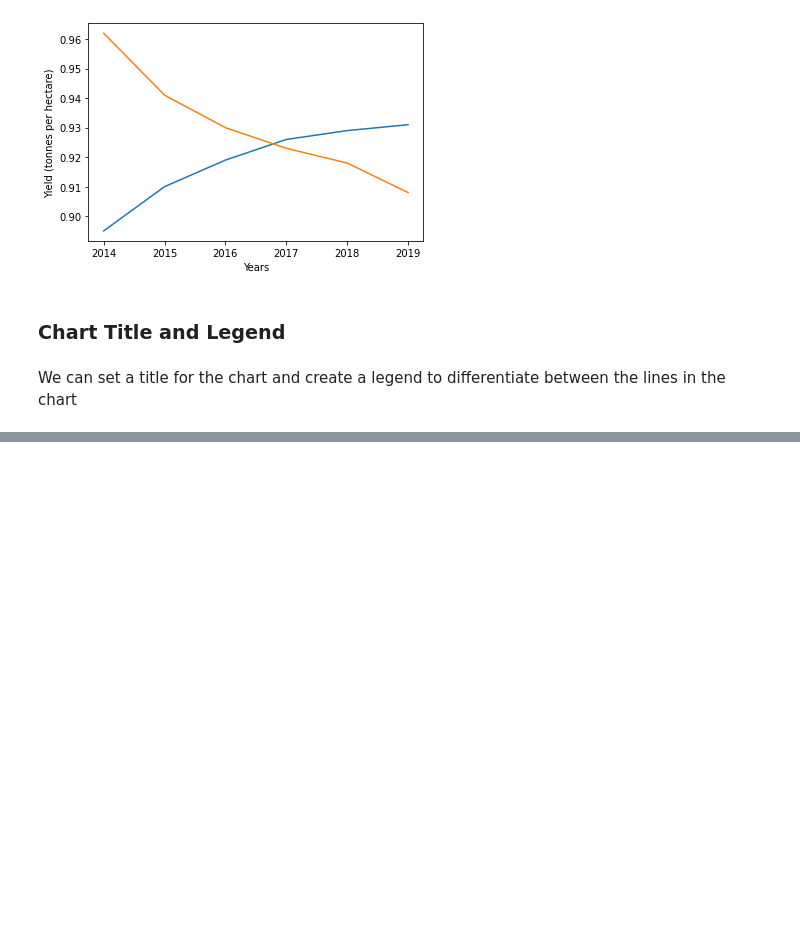
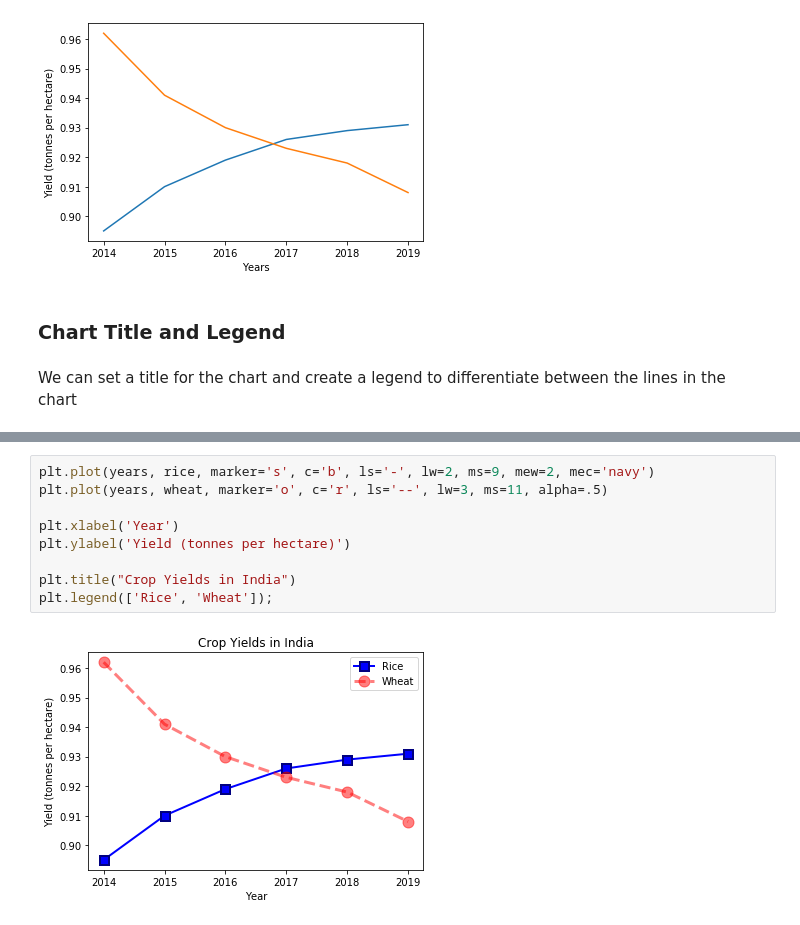
Before and after one commit to enumulak/EK_ML, a Jupyter notebook: Matplotlib/Notebooks/LearnDataVisualization_v1.0.ipynb, the cells around one changed output, grey strips where cells are left out. Saved outputs shown, nothing was run; the diff lists cells and outputs as text; blank space fills up the shorter version.

```diff
--- a/Matplotlib/Notebooks/LearnDataVisualization_v1.0.ipynb
+++ b/Matplotlib/Notebooks/LearnDataVisualization_v1.0.ipynb
@@ -87,0 +116,11 @@ plt.legend(['Rice', 'Wheat']);
+# %%
+plt.plot(years, rice, marker='s', c='b', ls='-', lw=2, ms=9, mew=2, mec='navy')
+plt.plot(years, wheat, marker='o', c='r', ls='--', lw=3, ms=11, alpha=.5)
+
+plt.xlabel('Year')
+plt.ylabel('Yield (tonnes per hectare)')
+
+plt.title("Crop Yields in India")
+plt.legend(['Rice', 'Wheat']);
+# %% [output]
+[figure, added]
```
Also changed, not shown: parts of 6 cells of this notebook, 1 other file.
